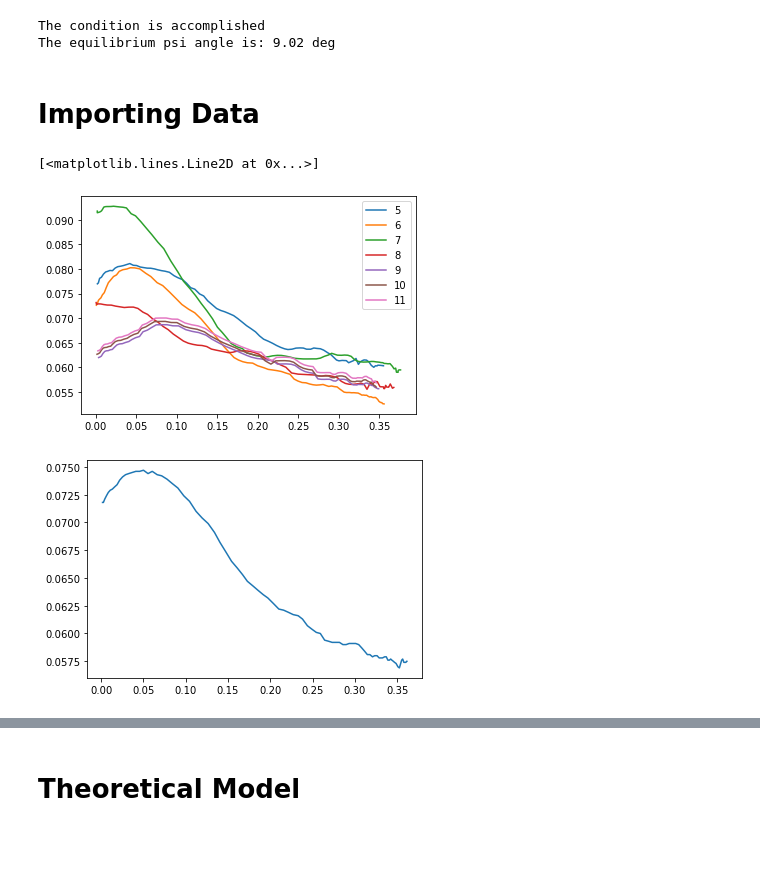
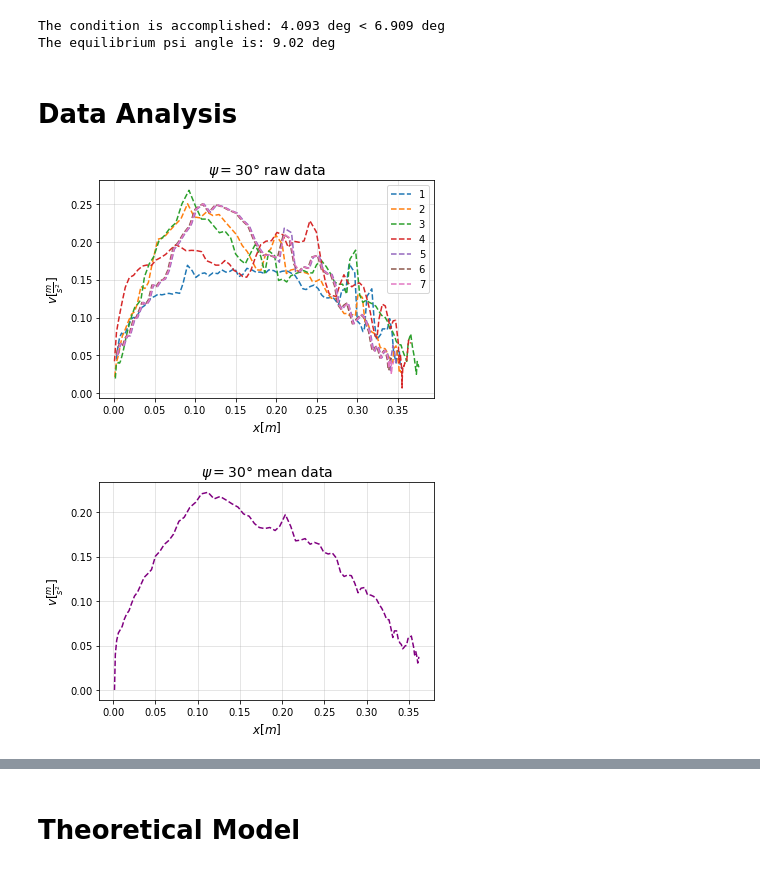
Before and after one commit to Vendetta0462/ProyectoDoubleCone, a Jupyter notebook: Code/Proyecto_Doble_Cono.ipynb, the cells around one changed output, grey strips where cells are left out. Cells and saved outputs as stored; diff of their text form; code cells hidden in the pictures; blank space fills up the shorter version.

```diff
--- a/Code/Proyecto_Doble_Cono.ipynb
+++ b/Code/Proyecto_Doble_Cono.ipynb
@@ -17,14 +16,16 @@ the = np.arctan(R/l)
 phi = np.arctan((5*u.cm).to(u.m)/L)
 psi = (15 * u.degree).to(u.rad)
 # %%
-#Validatin tangents condition and calculating equilibrium psi
+#Validating tangents condition and calculating equilibrium psi
 if np.tan(phi) < np.tan(psi)*np.tan(the):
-  print("The condition is accomplished")
+  print("The condition is accomplished:", (np.tan(phi)*u.rad).to(u.deg).round(3), "<",
+        (np.tan(psi)*np.tan(the)*u.rad).to(u.deg).round(3))
 else:
   print("The condition isn't accomplished, change initial parameters")
 
+#Getting the equilibrium angle of the setting
 eq_psi = np.arctan(np.tan(phi)/np.tan(the))
-print("The equilibrium psi angle is:", round(eq_psi.to(u.deg).value,2)*u.deg)
+print("The equilibrium psi angle is:", eq_psi.to(u.deg).round(2))
 # %% [output]
-The condition is accomplished
+The condition is accomplished: 4.093 deg < 6.909 deg
 The equilibrium psi angle is: 9.02 deg
@@ -34,31 +32,43 @@ The equilibrium psi angle is: 9.02 deg
 # %% [markdown]
-# Importing Data
+# Data Analysis
 # %%
-data_tot = pd.DataFrame()
-data_prom = pd.DataFrame()
-for i in range(1, 8, 1):
-    data = pd.read_csv("../Data/30/" + str(i+4) + "new.csv", skiprows=1)
-    data_tot["t_" + str(i)] = data.t
-    data_tot["x_" + str(i)] = data.x
-    data_tot["y_" + str(i)] = data.y
-    data_tot["v_" + str(i)] = data.v
-    data_tot["v_" + str(i)][0] = 0
-    plt.plot(data.x[0:90],data.y[0:90], label=str(i+4))
-    plt.legend()
+#Defining the data analysis function with ploting v vs x
+def anDat (loc, cant, tmax_id, deg):
+    data_tot = pd.DataFrame()
+    data_prom = pd.DataFrame()
+    for i in range(1, cant+1, 1):
+        data = pd.read_csv(loc + str(i) + ".csv", skiprows=1)
+        data_tot["t_" + str(i)] = data.t
+        data_tot["x_" + str(i)] = data.x
+        data_tot["y_" + str(i)] = data.y
+        data_tot["v_" + str(i)] = data.v
+        data_tot["v_" + str(i)][0] = 0
+        plt.plot(data.x[0:90],data.v[0:90], "--", label=str(i))
+        plt.title(r"$\psi =" + deg + "°$ raw data", size=14)
+        plt.xlabel(r"$x[m]$", size=12)
+        plt.ylabel(r"$v[\frac{m}{s^2}]$", size=12)
+        plt.grid(alpha=0.4)
+        plt.legend()
 
-data_tot.drop(range(89,len(data_tot),1), axis=0, inplace=True)
+    data_tot.drop(range(tmax_id,len(data_tot),1), axis=0, inplace=True)
 
-for i in ["t", "x", "y", "v"]:
-    data_prom[i] = round(data_tot[[i+"_"+str(1),i+"_"+str(2),
-                            i+"_"+str(3),i+"_"+str(4),
-                            i+"_"+str(5),i+"_"+str(6),
-                            i+"_"+str(7)]].mean(axis=1, skipna=True),4)
+    for i in ["t", "x", "y", "v"]:
+        data_prom[i] = round(data_tot[[i+"_"+str(1),i+"_"+str(2),
+                                i+"_"+str(3),i+"_"+str(4),
+                                i+"_"+str(5),i+"_"+str(6),
+                                i+"_"+str(7)]].mean(axis=1, skipna=True),4)
 
+    plt.figure()
+    plt.plot(data_prom.x, data_prom.v, "--", color="purple")
+    plt.title(r"$\psi =" + deg + "°$ mean data", size=14)
+    plt.xlabel(r"$x[m]$", size=12)
+    plt.ylabel(r"$v[\frac{m}{s^2}]$", size=12)
+    plt.grid(alpha=0.4)
 
-# data_prom.to_csv("data_prom_30.csv", sep=",", index=False)
-plt.figure()
-plt.plot(data_prom.x, data_prom.y)
+    return data_prom
-# %% [output]
-[<matplotlib.lines.Line2D at 0x...>]
-[figure, removed]
-[figure, removed]
+# %%
+data30 = anDat("../Data/30/", 7, 89, "30")
+# data30.to_csv("data_prom_30.csv", sep=",", index=False)
+# %% [output]
+[figure, added]
+[figure, added]
```
Also changed, not shown: parts of 13 cells of this notebook, 20 other files.
